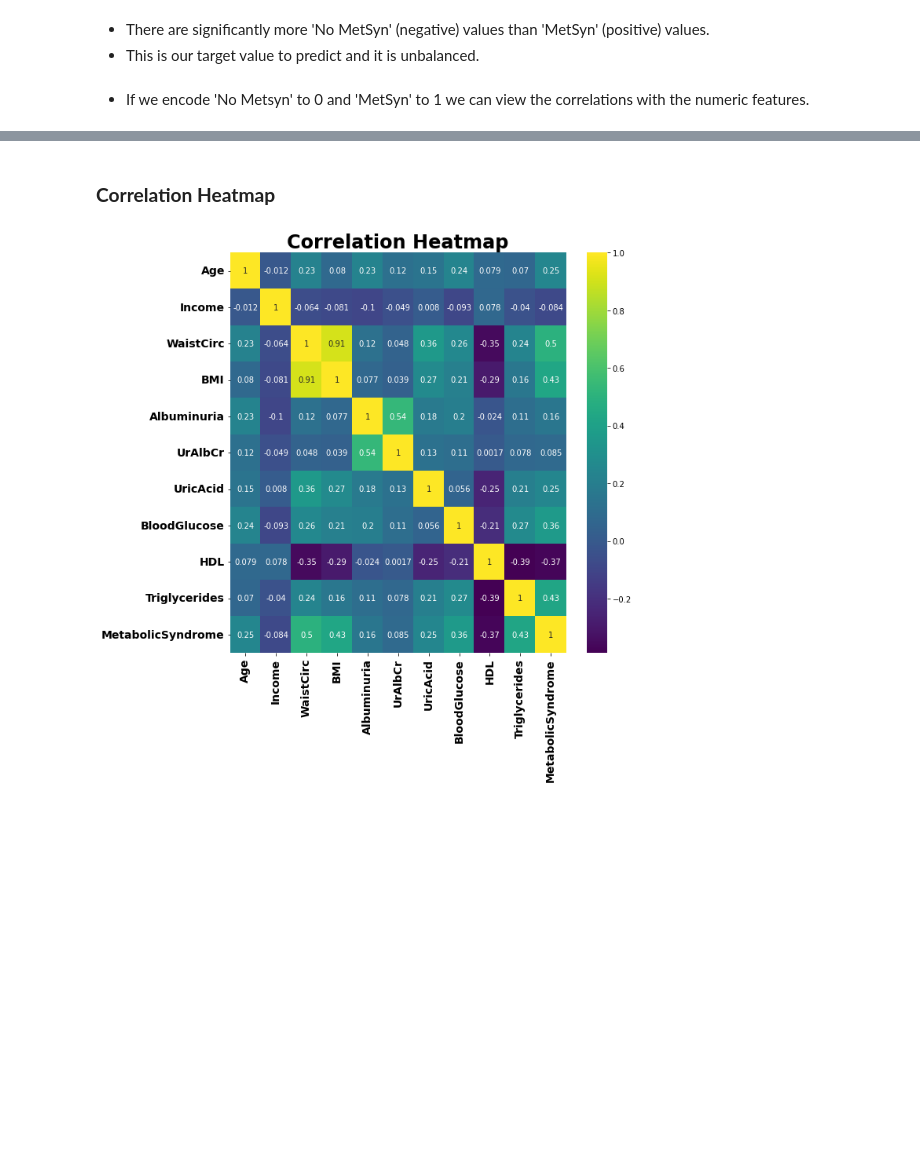
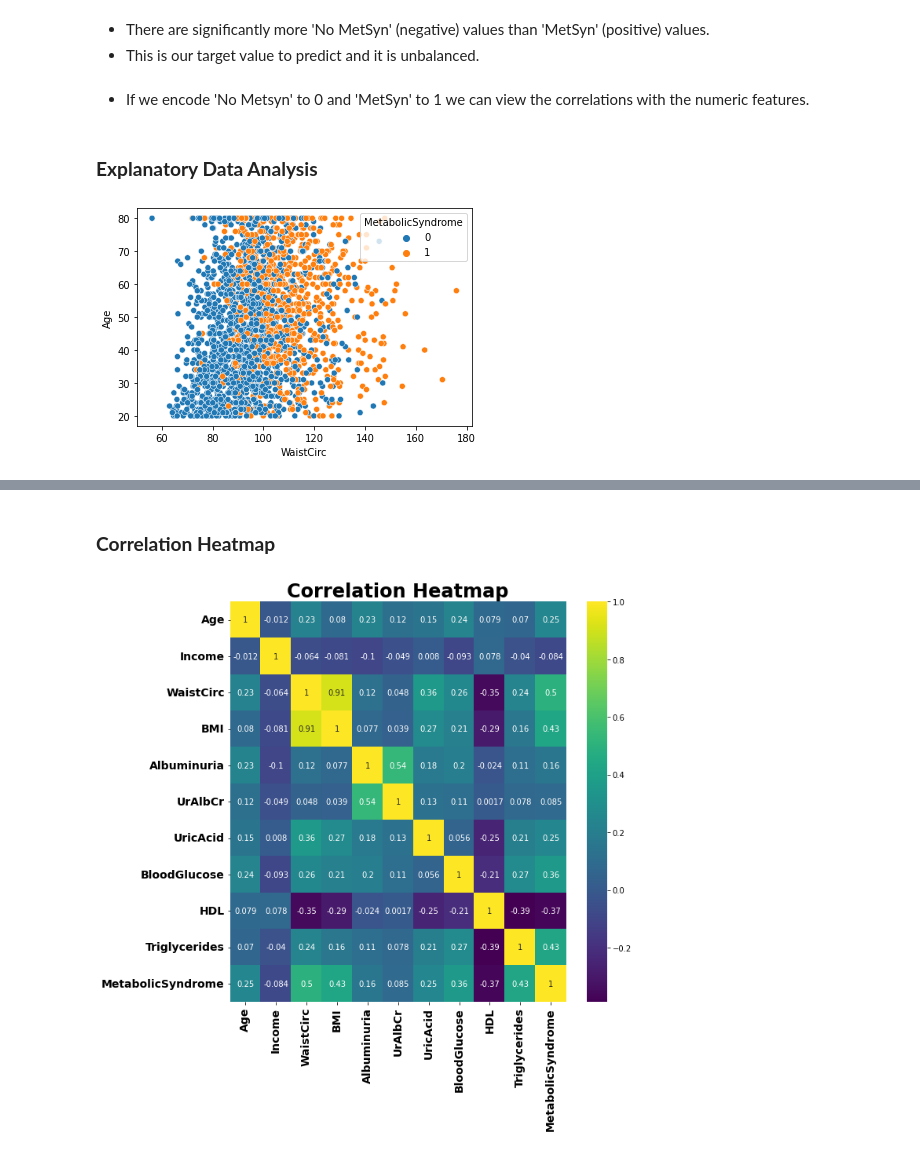
Before and after one commit to YBilodeau/Metabolic-Syndrome-Prediction-Project, a Jupyter notebook: Prediction_of_Metabolic_Syndrome_Using_Machine_Learning.ipynb, the cells around one changed output, grey strips where cells are left out. Cells and saved outputs as stored; diff of their text form; code cells hidden in the pictures; blank space fills up the shorter version.

```diff
--- a/Prediction_of_Metabolic_Syndrome_Using_Machine_Learning.ipynb
+++ b/Prediction_of_Metabolic_Syndrome_Using_Machine_Learning.ipynb
@@ -1257,3 +1257,5 @@ count_plot('MetabolicSyndrome', ['No MetSyn', 'MetSyn'])
 # Define a dictionary with key/value pairs and use it to replace values
 dict = {"No MetSyn": 0, "MetSyn": 1}
 df.replace({'MetabolicSyndrome': dict}, inplace = True)
+# %% [markdown]
+### **Explanatory Data Analysis**
@@ -1259,0 +1276,4 @@ df.replace({'MetabolicSyndrome': dict}, inplace = True)
+# %%
+sns.scatterplot(x="WaistCirc", y="Age", hue="MetabolicSyndrome", data=df);
+# %% [output]
+[figure, added]
```
Also changed, not shown: parts of 11 cells of this notebook.
